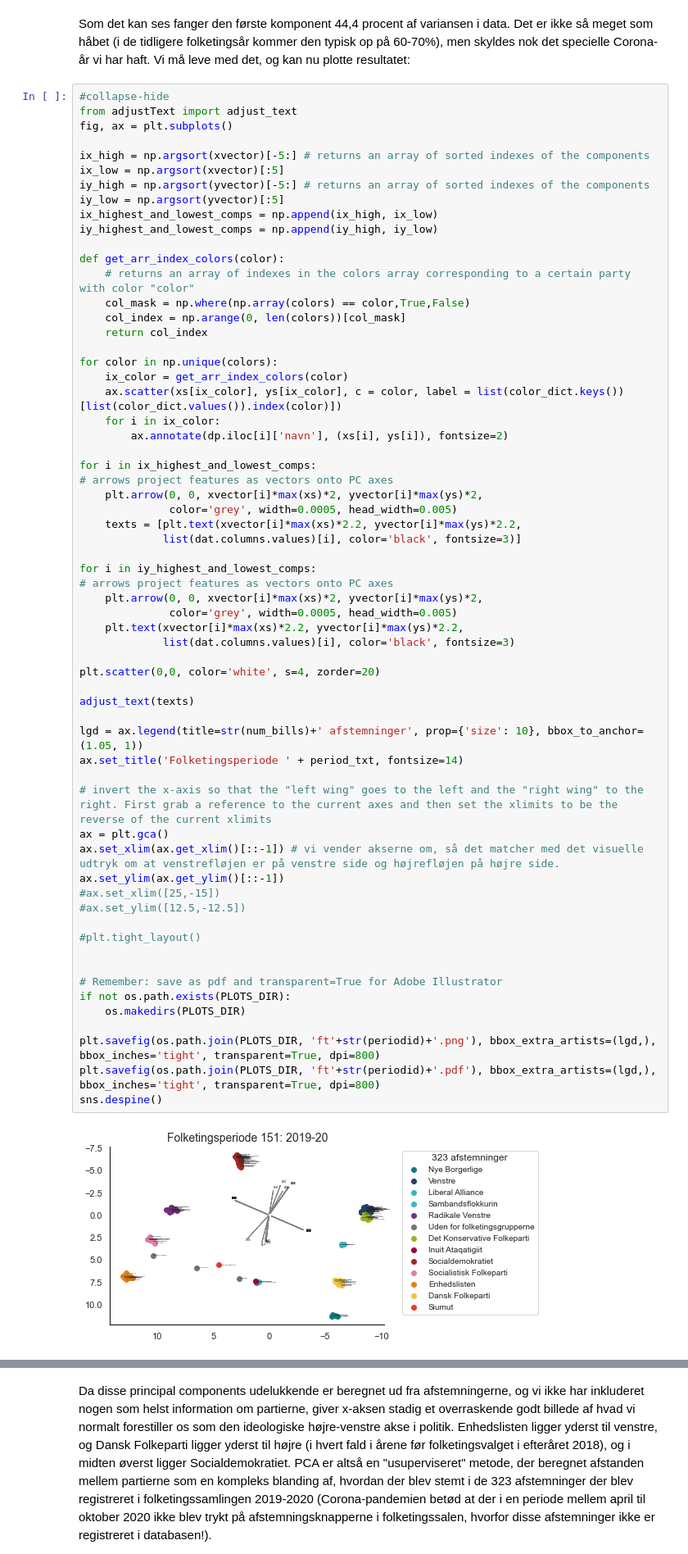
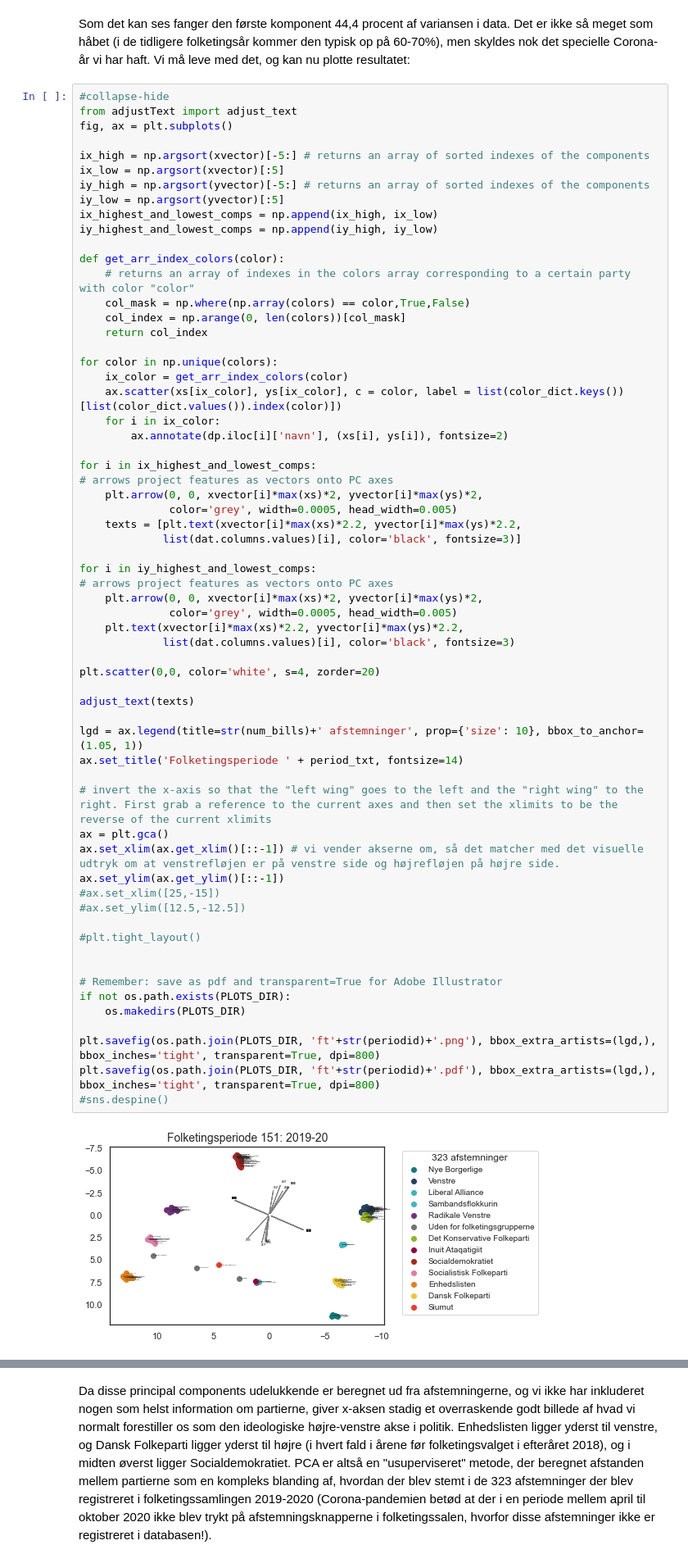
Before and after one commit to gavstrik/etsyvni, a Jupyter notebook: _notebooks/2020-11-29-pca.ipynb, the cells around one changed output, grey strips where cells are left out. Shown at 82% size. Saved outputs shown, nothing was run; the diff lists cells and outputs as text.

```diff
--- a/_notebooks/2020-11-29-pca.ipynb
+++ b/_notebooks/2020-11-29-pca.ipynb
@@ -281,32 +281,32 @@ for i in iy_highest_and_lowest_comps:
 # arrows project features as vectors onto PC axes
     plt.arrow(0, 0, xvector[i]*max(xs)*2, yvector[i]*max(ys)*2,
               color='grey', width=0.0005, head_width=0.005)
     plt.text(xvector[i]*max(xs)*2.2, yvector[i]*max(ys)*2.2,
              list(dat.columns.values)[i], color='black', fontsize=3)
 
 plt.scatter(0,0, color='white', s=4, zorder=20)
 
 adjust_text(texts)
 
 lgd = ax.legend(title=str(num_bills)+' afstemninger', prop={'size': 10}, bbox_to_anchor=(1.05, 1))
 ax.set_title('Folketingsperiode ' + period_txt, fontsize=14)
 
 # invert the x-axis so that the "left wing" goes to the left and the "right wing" to the right. First grab a reference to the current axes and then set the xlimits to be the reverse of the current xlimits
 ax = plt.gca()
 ax.set_xlim(ax.get_xlim()[::-1]) # vi vender akserne om, så det matcher med det visuelle udtryk om at venstrefløjen er på venstre side og højrefløjen på højre side.
 ax.set_ylim(ax.get_ylim()[::-1])
 #ax.set_xlim([25,-15])
 #ax.set_ylim([12.5,-12.5])
 
 #plt.tight_layout()
 
 
 # Remember: save as pdf and transparent=True for Adobe Illustrator
 if not os.path.exists(PLOTS_DIR):
     os.makedirs(PLOTS_DIR)
 
 plt.savefig(os.path.join(PLOTS_DIR, 'ft'+str(periodid)+'.png'), bbox_extra_artists=(lgd,), bbox_inches='tight', transparent=True, dpi=800)
 plt.savefig(os.path.join(PLOTS_DIR, 'ft'+str(periodid)+'.pdf'), bbox_extra_artists=(lgd,), bbox_inches='tight', transparent=True, dpi=800)
-sns.despine()
+#sns.despine()
 # %% [output]
-[figure, old version]
+[figure, new version]
```
Also changed, not shown: parts of 1 cell of this notebook.
